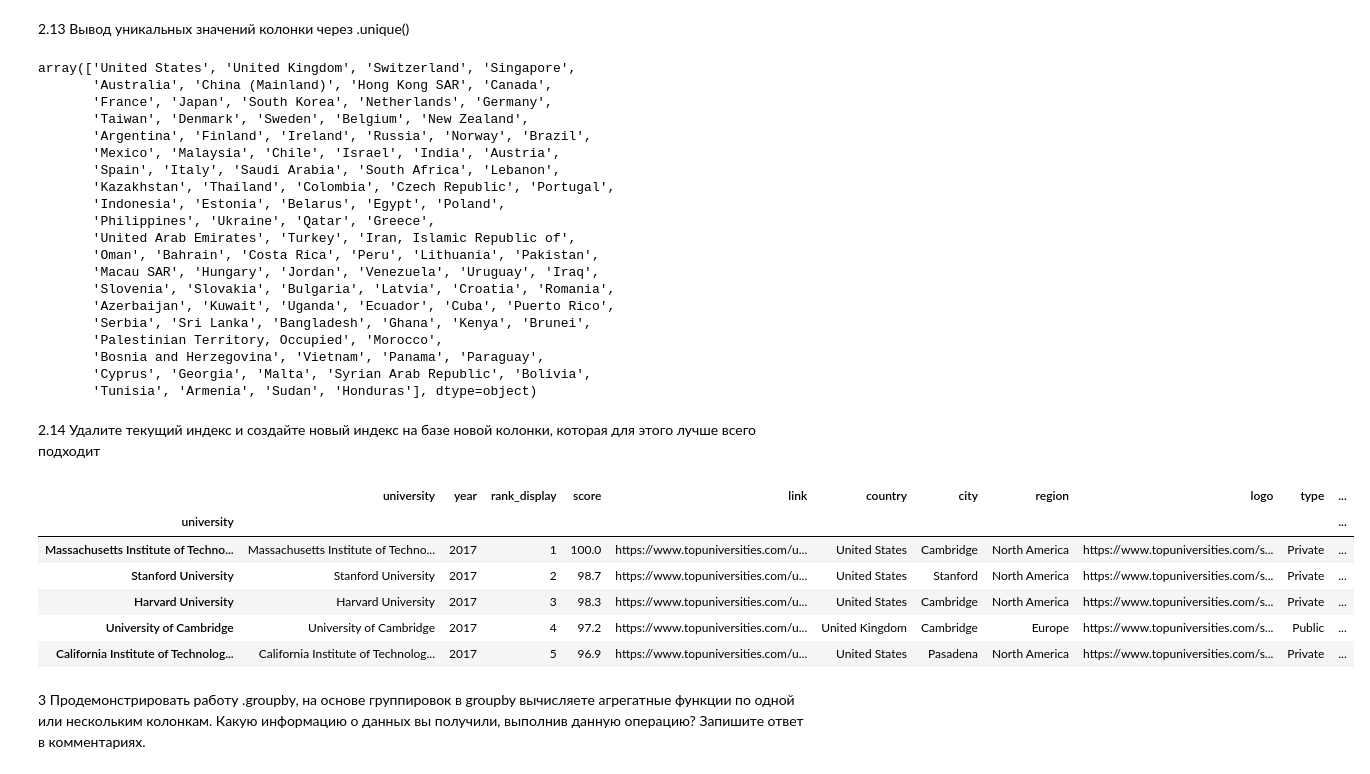
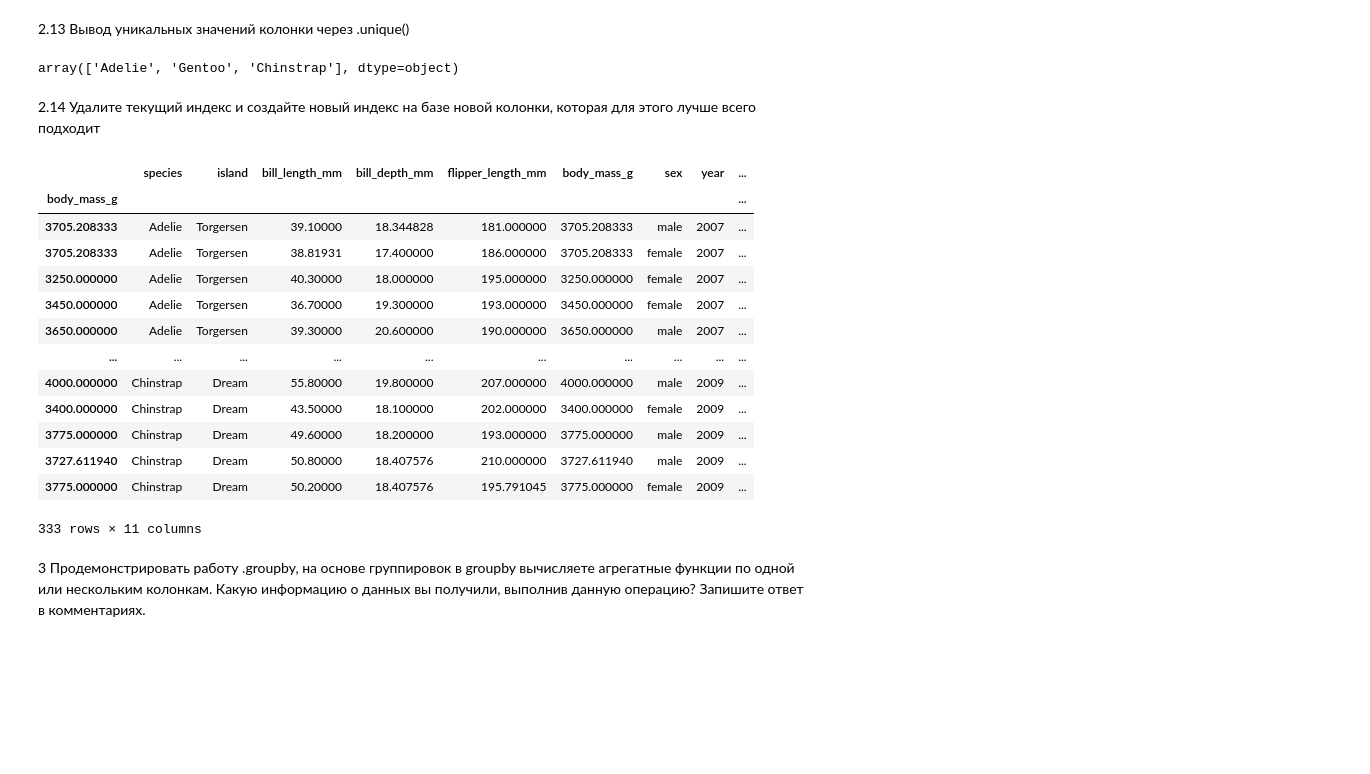
Before and after one commit to NikitaKharitonov/dat-labs, a Jupyter notebook: lab_1_pandas_6133-010402D_Харитонов.ipynb, the cells around one changed output. Drawn from its saved outputs; the diff is of its cells as text; code cells hidden in the pictures; blank space fills up the shorter version.

```diff
--- a/lab_1_pandas_6133-010402D_Харитонов.ipynb
+++ b/lab_1_pandas_6133-010402D_Харитонов.ipynb
@@ -206,0 +392,8 @@ nan_score_data.replace(np.NAN, 1).head(n)
+# %%
+# replace nan in each numeric column by average value in this column for each species
+for species in data['species'].unique():
+  rows = data['species'] == species
+  data.loc[rows, numeric_columns] = data.loc[rows, numeric_columns].fillna(data.loc[rows, numeric_columns].mean())
+
+# print rows where any numeric column is nan
+data.loc[data[numeric_columns].isna().any(axis=1)]
@@ -221,0 +422,3 @@ data_copy.head(n)
+# %%
+data['bill_length_depth_ratio'] = data['bill_length_mm'] / data['bill_depth_mm']
+data
@@ -234,0 +446,3 @@ data_copy.head(n)
+# %%
+data['flipper_length_body_mass_ratio'] = data.apply(lambda x: x['flipper_length_mm'] / x['body_mass_g'], axis=1)
+data
@@ -247,0 +470,2 @@ data_copy.head(n)
+# %%
+data['body_mass_kg'] = data['body_mass_g'].apply(lambda x: x / 1000)
@@ -326,28 +552,9 @@ Length: 2716, dtype: int64
 # %% [markdown]
 2.13 Вывод уникальных значений колонки через .unique()
 # %%
-data['country'].unique()
+data['species'].unique()
 # %% [output]
-array(['United States', 'United Kingdom', 'Switzerland', 'Singapore',
-       'Australia', 'China (Mainland)', 'Hong Kong SAR', 'Canada',
-       'France', 'Japan', 'South Korea', 'Netherlands', 'Germany',
-       'Taiwan', 'Denmark', 'Sweden', 'Belgium', 'New Zealand',
-       'Argentina', 'Finland', 'Ireland', 'Russia', 'Norway', 'Brazil',
-       'Mexico', 'Malaysia', 'Chile', 'Israel', 'India', 'Austria',
-       'Spain', 'Italy', 'Saudi Arabia', 'South Africa', 'Lebanon',
-       'Kazakhstan', 'Thailand', 'Colombia', 'Czech Republic', 'Portugal',
-       'Indonesia', 'Estonia', 'Belarus', 'Egypt', 'Poland',
-       'Philippines', 'Ukraine', 'Qatar', 'Greece',
-       'United Arab Emirates', 'Turkey', 'Iran, Islamic Republic of',
-       'Oman', 'Bahrain', 'Costa Rica', 'Peru', 'Lithuania', 'Pakistan',
-       'Macau SAR', 'Hungary', 'Jordan', 'Venezuela', 'Uruguay', 'Iraq',
-       'Slovenia', 'Slovakia', 'Bulgaria', 'Latvia', 'Croatia', 'Romania',
-       'Azerbaijan', 'Kuwait', 'Uganda', 'Ecuador', 'Cuba', 'Puerto Rico',
-       'Serbia', 'Sri Lanka', 'Bangladesh', 'Ghana', 'Kenya', 'Brunei',
-       'Palestinian Territory, Occupied', 'Morocco',
-       'Bosnia and Herzegovina', 'Vietnam', 'Panama', 'Paraguay',
-       'Cyprus', 'Georgia', 'Malta', 'Syrian Arab Republic', 'Bolivia',
-       'Tunisia', 'Armenia', 'Sudan', 'Honduras'], dtype=object)
+array(['Adelie', 'Gentoo', 'Chinstrap'], dtype=object)
 # %% [markdown]
 
 
@@ -357,15 +564,22 @@ array(['United States', 'United Kingdom', 'Switzerland', 'Singapore',
 2.14 Удалите текущий индекс и создайте новый индекс на базе новой колонки, которая для этого лучше всего подходит
 # %%
 data_copy = data.copy()
-data_copy.index = data_copy['university']
-data_copy.head(n)
+data_copy.index = data_copy['body_mass_g']
+data_copy
 # %% [output]
-|  | university | year | rank_display | score | link | country | city | region | logo | type | ... |
-| university |  |  |  |  |  |  |  |  |  |  | ... |
-| Massachusetts Institute of Techno... | Massachusetts Institute of Techno... | 2017 | 1 | 100.0 | https://www.topuniversities.com/u... | United States | Cambridge | North America | https://www.topuniversities.com/s... | Private | ... |
-| Stanford University | Stanford University | 2017 | 2 | 98.7 | https://www.topuniversities.com/u... | United States | Stanford | North America | https://www.topuniversities.com/s... | Private | ... |
-| Harvard University | Harvard University | 2017 | 3 | 98.3 | https://www.topuniversities.com/u... | United States | Cambridge | North America | https://www.topuniversities.com/s... | Private | ... |
-| University of Cambridge | University of Cambridge | 2017 | 4 | 97.2 | https://www.topuniversities.com/u... | United Kingdom | Cambridge | Europe | https://www.topuniversities.com/s... | Public | ... |
-| California Institute of Technolog... | California Institute of Technolog... | 2017 | 5 | 96.9 | https://www.topuniversities.com/u... | United States | Pasadena | North America | https://www.topuniversities.com/s... | Private | ... |
+|  | species | island | bill_length_mm | bill_depth_mm | flipper_length_mm | body_mass_g | sex | year | ... |
+| body_mass_g |  |  |  |  |  |  |  |  | ... |
+| 3705.208333 | Adelie | Torgersen | 39.10000 | 18.344828 | 181.000000 | 3705.208333 | male | 2007 | ... |
+| 3705.208333 | Adelie | Torgersen | 38.81931 | 17.400000 | 186.000000 | 3705.208333 | female | 2007 | ... |
+| 3250.000000 | Adelie | Torgersen | 40.30000 | 18.000000 | 195.000000 | 3250.000000 | female | 2007 | ... |
+| 3450.000000 | Adelie | Torgersen | 36.70000 | 19.300000 | 193.000000 | 3450.000000 | female | 2007 | ... |
+| 3650.000000 | Adelie | Torgersen | 39.30000 | 20.600000 | 190.000000 | 3650.000000 | male | 2007 | ... |
+| ... | ... | ... | ... | ... | ... | ... | ... | ... | ... |
+| 4000.000000 | Chinstrap | Dream | 55.80000 | 19.800000 | 207.000000 | 4000.000000 | male | 2009 | ... |
+| 3400.000000 | Chinstrap | Dream | 43.50000 | 18.100000 | 202.000000 | 3400.000000 | female | 2009 | ... |
+| 3775.000000 | Chinstrap | Dream | 49.60000 | 18.200000 | 193.000000 | 3775.000000 | male | 2009 | ... |
+| 3727.611940 | Chinstrap | Dream | 50.80000 | 18.407576 | 210.000000 | 3727.611940 | male | 2009 | ... |
+| 3775.000000 | Chinstrap | Dream | 50.20000 | 18.407576 | 195.791045 | 3775.000000 | female | 2009 | ... |
+333 rows × 11 columns
 # %% [markdown]
 3 Продемонстрировать работу .groupby, на основе группировок в groupby вычисляете агрегатные функции по одной или нескольким колонкам. Какую информацию о данных вы получили, выполнив данную операцию? Запишите ответ в комментариях.
```
Also changed, not shown: parts of 66 cells of this notebook.
